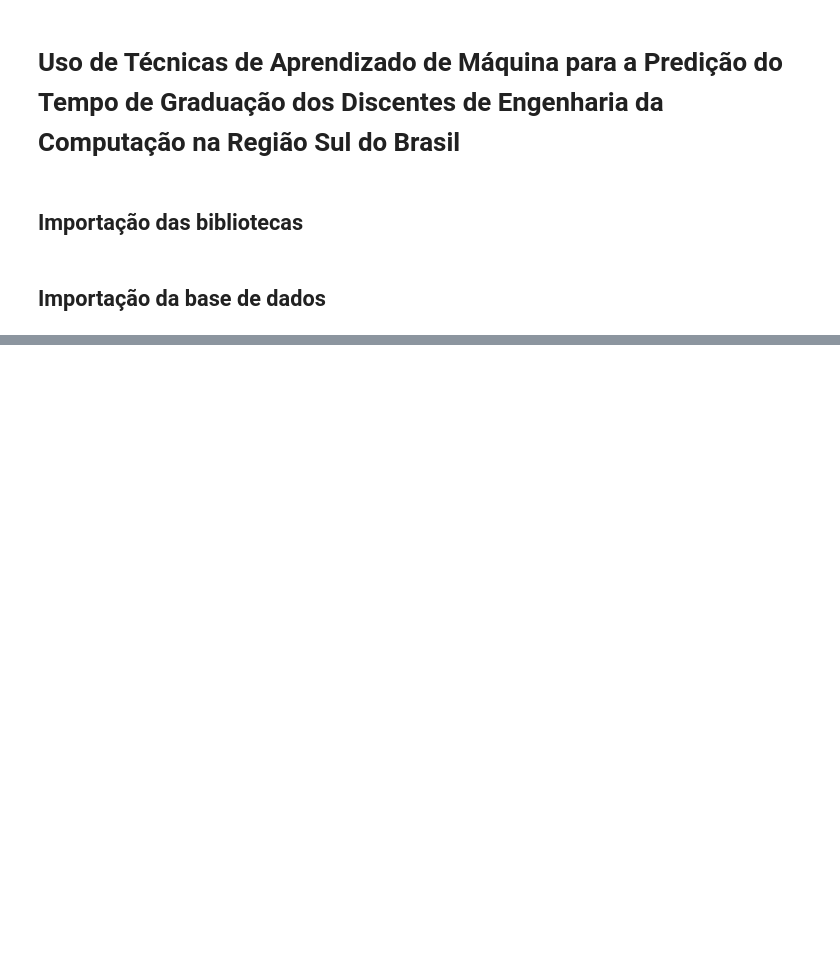
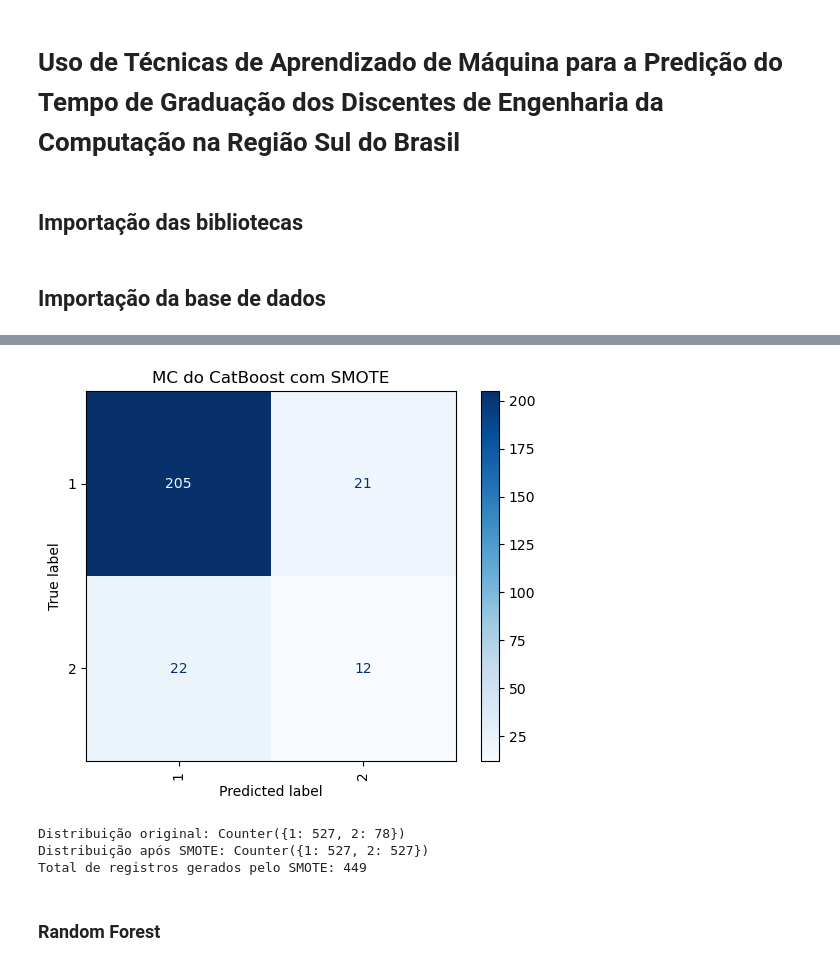
Before and after one commit to brenonpaul/ml-tempo-graduacao, a Jupyter notebook: get_data.ipynb, the cells around one changed output, grey strips where cells are left out. Cells and saved outputs as stored; diff of their text form; code cells hidden in the pictures; blank space fills up the shorter version.

```diff
--- a/get_data.ipynb
+++ b/get_data.ipynb
@@ -61,0 +550,33 @@ df_final.to_csv(os.path.join(caminho_diretorio, "base_final.csv"), index=False,
+# %%
+from sklearn.metrics import confusion_matrix, ConfusionMatrixDisplay
+import matplotlib.pyplot as plt
+
+# Gerar a matriz de confusão
+cm = confusion_matrix(y_test, y_pred)
+
+# Exibir a matriz de confusão graficamente
+disp = ConfusionMatrixDisplay(confusion_matrix=cm, display_labels=model.classes_)
+disp.plot(cmap=plt.cm.Blues, xticks_rotation='vertical')
+plt.title("MC do CatBoost com SMOTE")
+plt.show()
+# %% [output]
+[figure, added]
+# %%
+# Aplicar SMOTE separadamente para ver o balanceamento
+smote = SMOTE(k_neighbors=1, random_state=42)
+X_resampled, y_resampled = smote.fit_resample(X_train, y_train)
+
+# Mostrar informações sobre o balanceamento
+from collections import Counter
+print("Distribuição original:", Counter(y_train))
+print("Distribuição após SMOTE:", Counter(y_resampled))
+
+# Número de amostras geradas:
+num_generated = len(X_resampled) - len(X_train)
+print("Total de registros gerados pelo SMOTE:", num_generated)
+# %% [output]
+Distribuição original: Counter({1: 527, 2: 78})
+Distribuição após SMOTE: Counter({1: 527, 2: 527})
+Total de registros gerados pelo SMOTE: 449
+# %% [markdown]
+### Random Forest
```
Also changed, not shown: parts of 42 cells of this notebook, 9 other files.
